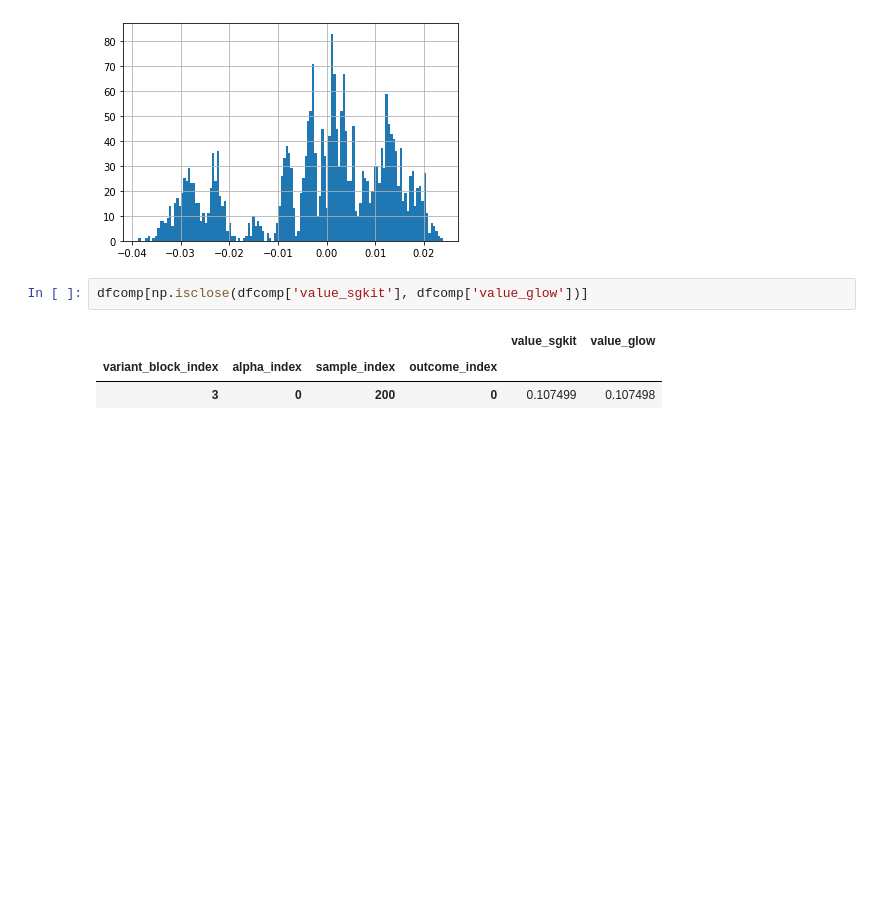
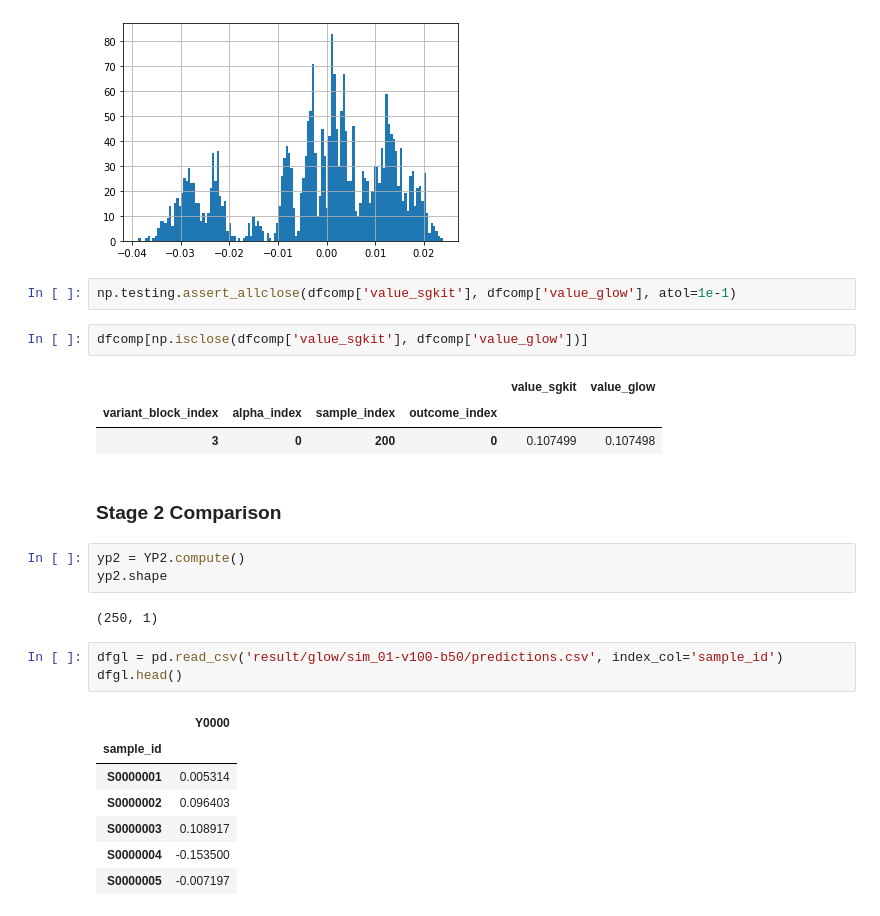
Before and after one commit to eric-czech/sgkit-dev, a Jupyter notebook: method/regenie/validation/sgkit_wgr.ipynb, the cells around one changed output. Cells and saved outputs as stored; diff of their text form; blank space fills up the shorter version.

```diff
--- a/method/regenie/validation/sgkit_wgr.ipynb
+++ b/method/regenie/validation/sgkit_wgr.ipynb
@@ -257,9 +263,29 @@ dfcomp.plot(kind='scatter', x='value_glow', y='value_sgkit')
 # %% [output]
 <matplotlib.axes._subplots.AxesSubplot at 0x...>
 [figure]
+# %%
+np.testing.assert_allclose(dfcomp['value_sgkit'], dfcomp['value_glow'], atol=1e-1)
 # %%
 dfcomp[np.isclose(dfcomp['value_sgkit'], dfcomp['value_glow'])]
 # %% [output]
 |  |  |  |  | value_sgkit | value_glow |
 | variant_block_index | alpha_index | sample_index | outcome_index |  |  |
 | 3 | 0 | 200 | 0 | 0.107499 | 0.107498 |
+# %% [markdown]
+### Stage 2 Comparison
+# %%
+yp2 = YP2.compute()
+yp2.shape
+# %% [output]
+(250, 1)
+# %%
+dfgl = pd.read_csv('result/glow/sim_01-v100-b50/predictions.csv', index_col='sample_id')
+dfgl.head()
+# %% [output]
+|  | Y0000 |
+| sample_id |  |
+| S0000001 | 0.005314 |
+| S0000002 | 0.096403 |
+| S0000003 | 0.108917 |
+| S0000004 | -0.153500 |
+| S0000005 | -0.007197 |
```
Also changed, not shown: parts of 13 cells of this notebook, 6 other files.
